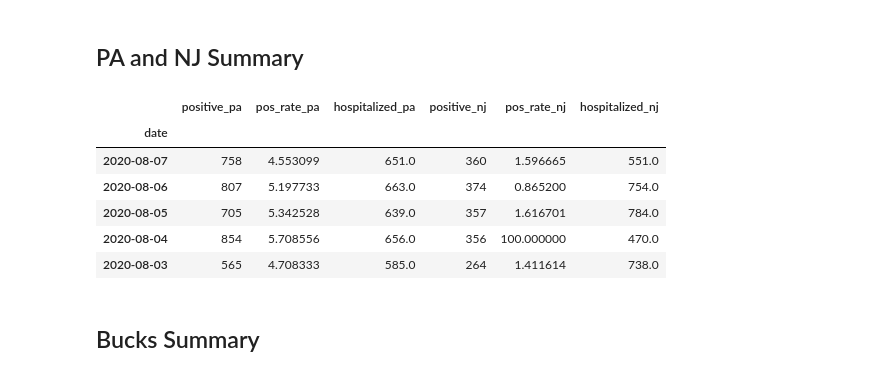
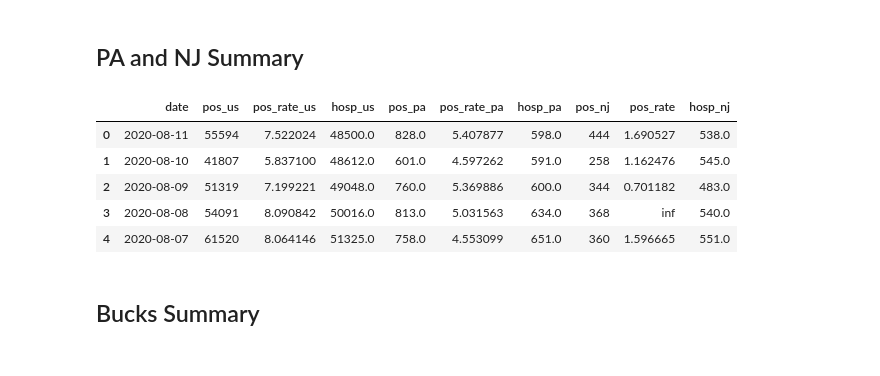
Before and after one commit to mattjcamp/covid_dashboard, a Jupyter notebook: covid_dashboard.ipynb, the cells around one changed output. Drawn from its saved outputs; the diff is of its cells as text; code cells hidden in the pictures.

Commit message:
added US to summary dataset

```diff
--- a/covid_dashboard.ipynb
+++ b/covid_dashboard.ipynb
@@ -84,9 +84,29 @@ nj = clean_covidtracking_api_data(nj)
 us = clean_covidtracking_api_data(us)
 
 # Make compact summary dataset
-a = pa[['date','positive','pos_rate','hospitalized']]
-b = nj[['date','positive','pos_rate','hospitalized']]
-pa_nj_positive = a.set_index('date').join(b.set_index('date'), lsuffix='_pa', rsuffix='_nj')
+a = us[['date','positive','pos_rate','hospitalized']]
+b = pa[['date','positive','pos_rate','hospitalized']]
+c = nj[['date','positive','pos_rate','hospitalized']]
+a.set_index('date')
+b.set_index('date')
+c.set_index('date')
+
+summary = c.join(a.join(b, lsuffix='_us', rsuffix='_pa'), rsuffix='_nj')
+
+
+# get subset
+summary = summary[['date'
+                   ,'positive_us','pos_rate_us','hospitalized_us'
+                   ,'positive_pa','pos_rate_pa','hospitalized_pa'
+                   ,'positive','pos_rate','hospitalized']]
+
+summary = summary.rename(columns={'positive_us':'pos_us'
+                                 ,'positive_pa':'pos_pa'
+                                 ,'positive':'pos_nj'
+                                 ,'hospitalized_us':'hosp_us'
+                                 ,'hospitalized_pa':'hosp_pa'
+                                 ,'hospitalized':'hosp_nj'})
+
 
 # Bucks death rate as of August 8, 2020
 bucks_case_rate = 7118/626370*100000
@@ -117,15 +137,14 @@ In late summer:
 # %% [markdown]
 ## PA and NJ Summary
 # %%
-pa_nj_positive.head()
+summary.head()
 # %% [output]
-|  | positive_pa | pos_rate_pa | hospitalized_pa | positive_nj | pos_rate_nj | hospitalized_nj |
-| date |  |  |  |  |  |  |
-| 2020-08-07 | 758 | 4.553099 | 651.0 | 360 | 1.596665 | 551.0 |
-| 2020-08-06 | 807 | 5.197733 | 663.0 | 374 | 0.865200 | 754.0 |
-| 2020-08-05 | 705 | 5.342528 | 639.0 | 357 | 1.616701 | 784.0 |
-| 2020-08-04 | 854 | 5.708556 | 656.0 | 356 | 100.000000 | 470.0 |
-| 2020-08-03 | 565 | 4.708333 | 585.0 | 264 | 1.411614 | 738.0 |
+|  | date | pos_us | pos_rate_us | hosp_us | pos_pa | pos_rate_pa | hosp_pa | pos_nj | pos_rate | hosp_nj |
+| 0 | 2020-08-11 | 55594 | 7.522024 | 48500.0 | 828.0 | 5.407877 | 598.0 | 444 | 1.690527 | 538.0 |
+| 1 | 2020-08-10 | 41807 | 5.837100 | 48612.0 | 601.0 | 4.597262 | 591.0 | 258 | 1.162476 | 545.0 |
+| 2 | 2020-08-09 | 51319 | 7.199221 | 49048.0 | 760.0 | 5.369886 | 600.0 | 344 | 0.701182 | 483.0 |
+| 3 | 2020-08-08 | 54091 | 8.090842 | 50016.0 | 813.0 | 5.031563 | 634.0 | 368 | inf | 540.0 |
+| 4 | 2020-08-07 | 61520 | 8.064146 | 51325.0 | 758.0 | 4.553099 | 651.0 | 360 | 1.596665 | 551.0 |
 # %% [markdown]
 ## Bucks Summary
 # %%
```
Also changed, not shown: parts of 3 cells of this notebook.
